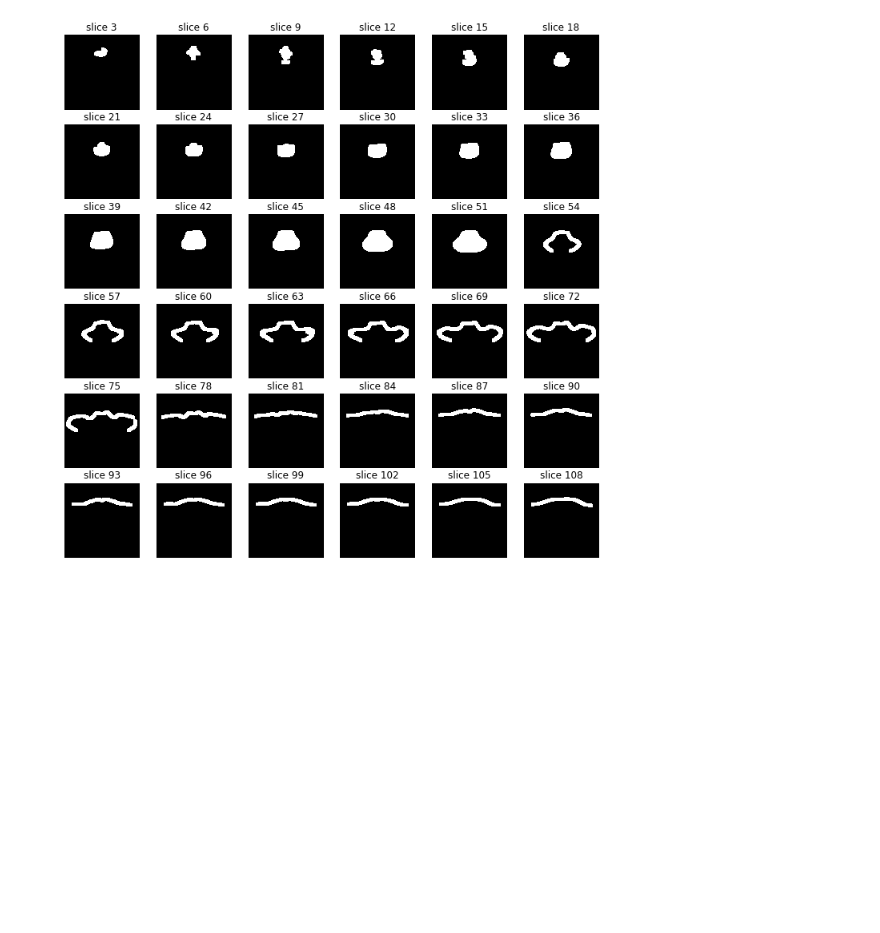
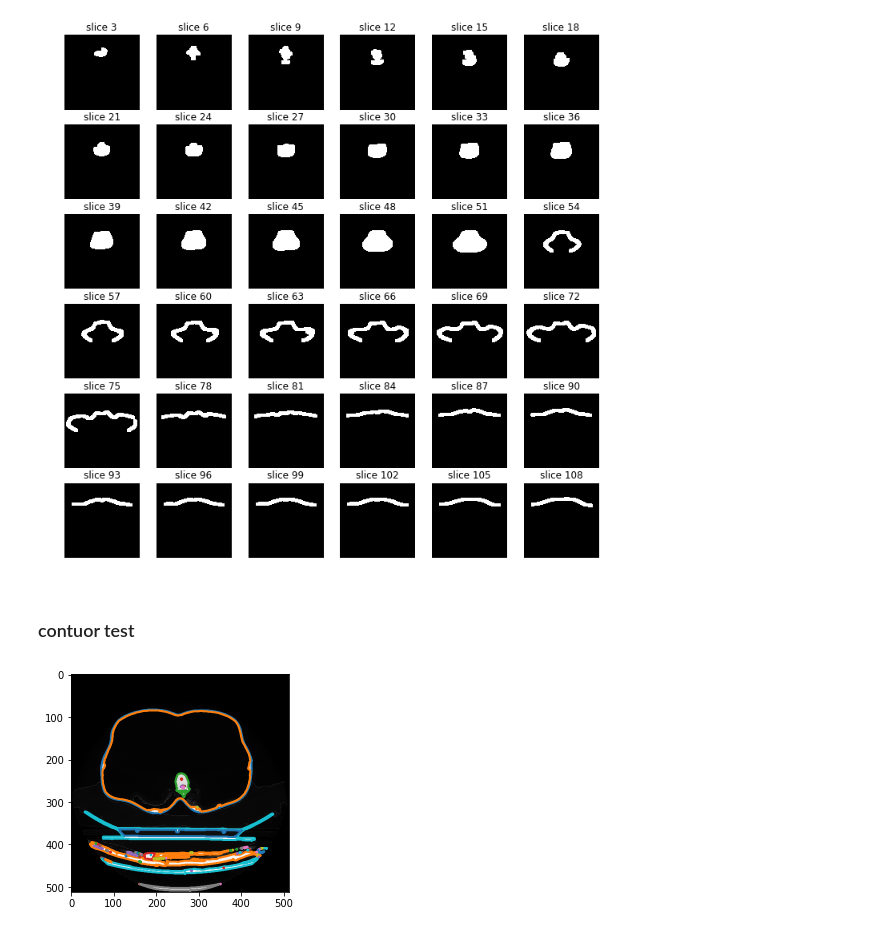
Before and after one commit to daegukdo/TIL, a Jupyter notebook: 05_side_project/01_dicom_with_point_cloud/00_dicom_image_processing_v3.ipynb, the cells around one changed output. Cells and saved outputs as stored; diff of their text form; code cells hidden in the pictures; blank space fills up the shorter version.

Commit message:
side project : dicom control practice edit test code (find contour from 2d image)

```diff
--- a/05_side_project/01_dicom_with_point_cloud/00_dicom_image_processing_v3.ipynb
+++ b/05_side_project/01_dicom_with_point_cloud/00_dicom_image_processing_v3.ipynb
@@ -219,3 +219,25 @@ sample_stack(imgs_dicom_to_process, start_with = 3, show_every=3)
 sample_stack(CT_abdomen_masks_canny_dilated_diff_bn_filling, start_with = 3, show_every=3)
 # %% [output]
 [figure]
+# %% [markdown]
+### contuor test
+# %%
+from skimage import measure
+
+# Construct some test data
+r = imgs_dicom_to_process[150]
+
+
+# Find contours at a constant value of 0.8
+contours = measure.find_contours(r, 0.8)
+
+# Display the image and plot all contours found
+fig, ax = plt.subplots()
+ax.imshow(r, cmap=plt.cm.gray)
+
+for n, contour in enumerate(contours):
+    ax.plot(contour[:, 1], contour[:, 0], linewidth=2)
+
+plt.show()
+# %% [output]
+[figure, added]
```
Also changed, not shown: parts of 4 cells of this notebook.
